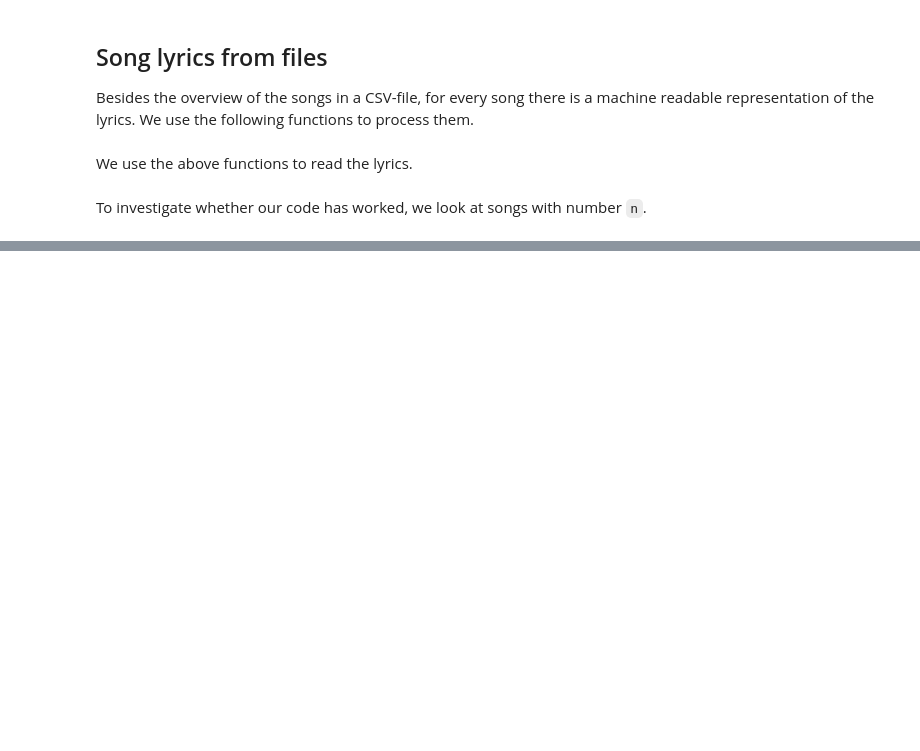
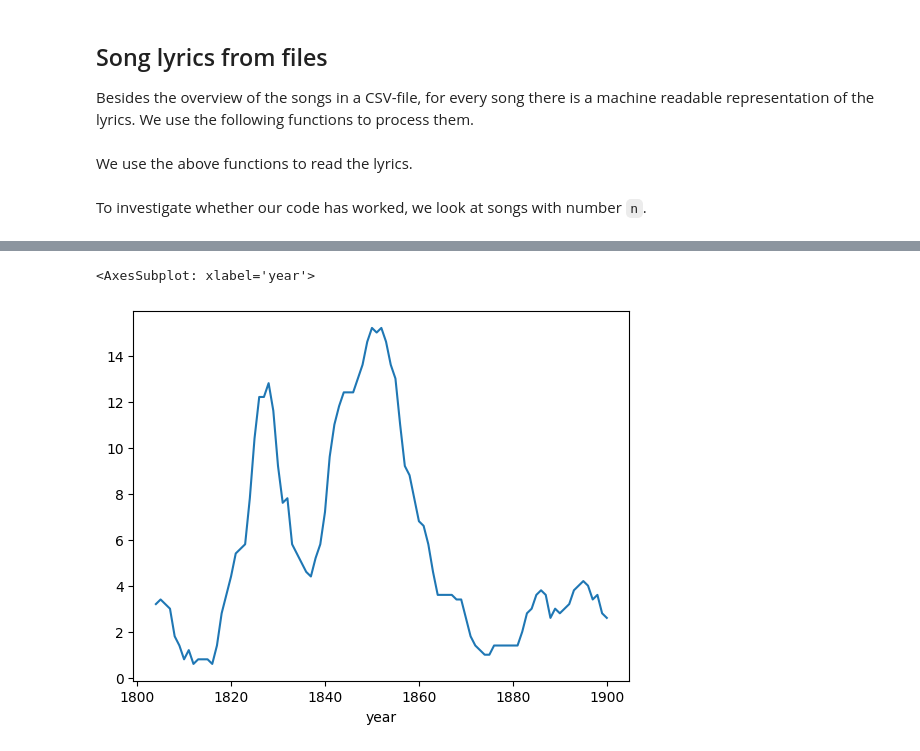
Before and after one commit to ivozandhuis/tv-liedjes, a Jupyter notebook: analysis.ipynb, the cells around one changed output, grey strips where cells are left out. Saved outputs shown, nothing was run; the diff lists cells and outputs as text; code cells hidden in the pictures; blank space fills up the shorter version.

```diff
--- a/analysis.ipynb
+++ b/analysis.ipynb
@@ -296,0 +169,5 @@ model = Top2Vec(preprocessedLiedjesList)
+# %%
+prentenDF['count'].rolling(5).mean().plot()
+# %% [output]
+<AxesSubplot: xlabel='year'>
+[figure, added]
```
Also changed, not shown: parts of 45 cells of this notebook, 13 other files.
